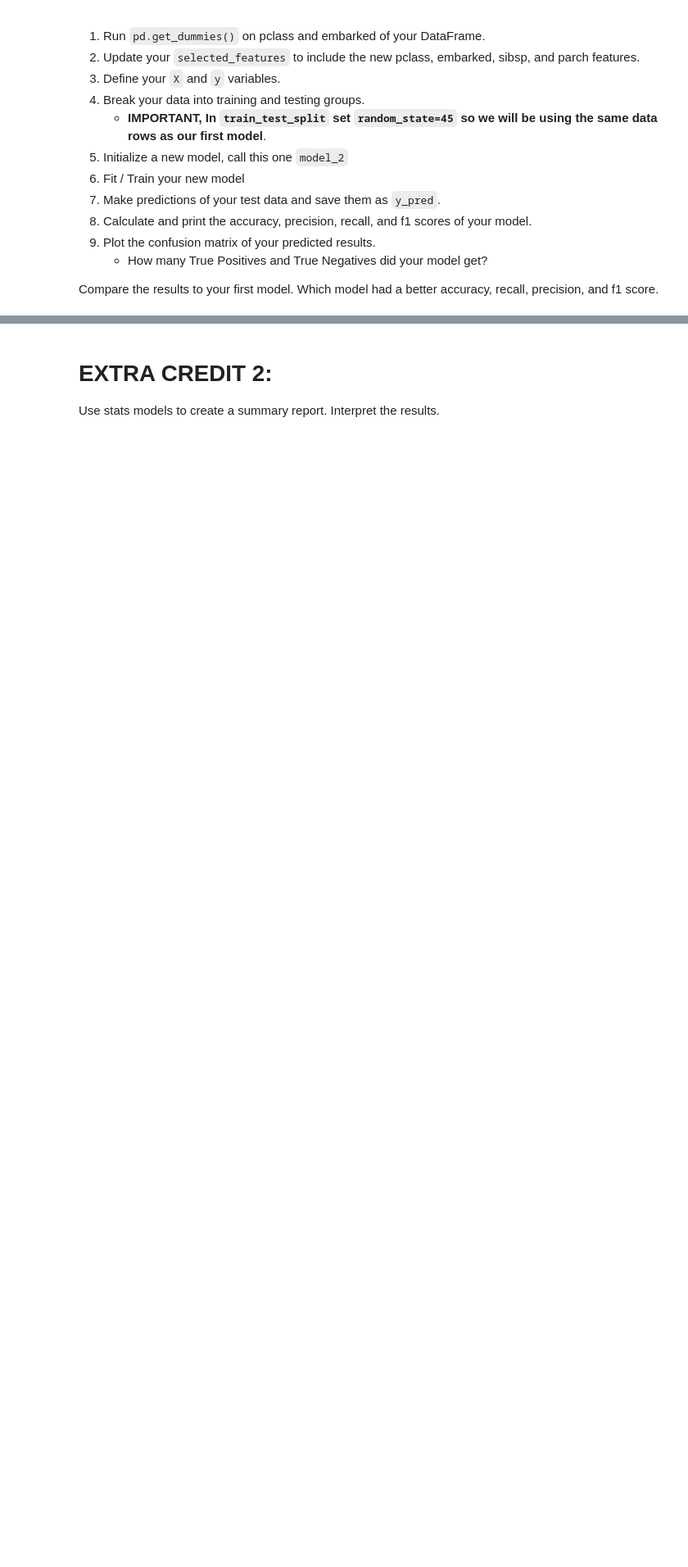
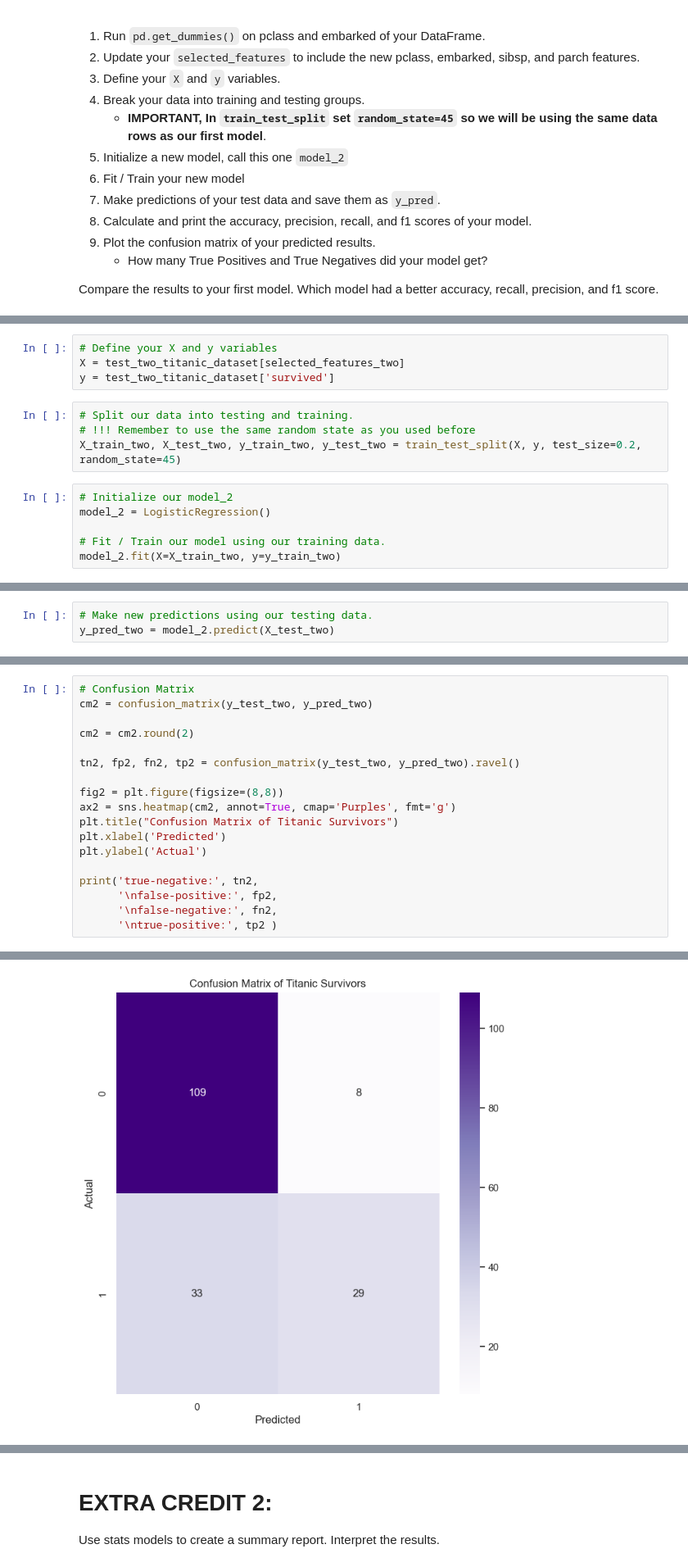
Before and after one commit to Sulaiman-Dem/2023-fall-data-science-fridays, a Jupyter notebook: Week-03-Intro-To-ML/SDZExercise.ipynb, the cells around one changed output, grey strips where cells are left out. Shown at 82% size. Cells and saved outputs as stored; diff of their text form; blank space fills up the shorter version.

```diff
--- a/Week-03-Intro-To-ML/SDZExercise.ipynb
+++ b/Week-03-Intro-To-ML/SDZExercise.ipynb
@@ -266,0 +301,14 @@ Compare the results to your first model. Which model had a better accuracy, reca
+# %%
+# Define your X and y variables
+X = test_two_titanic_dataset[selected_features_two]
+y = test_two_titanic_dataset['survived']
+# %%
+# Split our data into testing and training.
+# !!! Remember to use the same random state as you used before
+X_train_two, X_test_two, y_train_two, y_test_two = train_test_split(X, y, test_size=0.2, random_state=45)
+# %%
+# Initialize our model_2
+model_2 = LogisticRegression()
+
+# Fit / Train our model using our training data.
+model_2.fit(X=X_train_two, y=y_train_two)
@@ -267 +317,4 @@ Compare the results to your first model. Which model had a better accuracy, reca
+# %%
+# Make new predictions using our testing data.
+y_pred_two = model_2.predict(X_test_two)
 # %%
@@ -310,0 +343,19 @@ plt.ylabel('Actual');
+# %%
+# Confusion Matrix
+cm2 = confusion_matrix(y_test_two, y_pred_two)
+
+cm2 = cm2.round(2)
+
+tn2, fp2, fn2, tp2 = confusion_matrix(y_test_two, y_pred_two).ravel()
+
+fig2 = plt.figure(figsize=(8,8))
+ax2 = sns.heatmap(cm2, annot=True, cmap='Purples', fmt='g')
+plt.title("Confusion Matrix of Titanic Survivors")
+plt.xlabel('Predicted')
+plt.ylabel('Actual')
+
+print('true-negative:', tn2,
+      '\nfalse-positive:', fp2,
+      '\nfalse-negative:', fn2,
+      '\ntrue-positive:', tp2 )
+# %% [output]
@@ -310,0 +366 @@ plt.ylabel('Actual');
+[figure, added]
```
Also changed, not shown: parts of 8 cells of this notebook, 1 other file.
